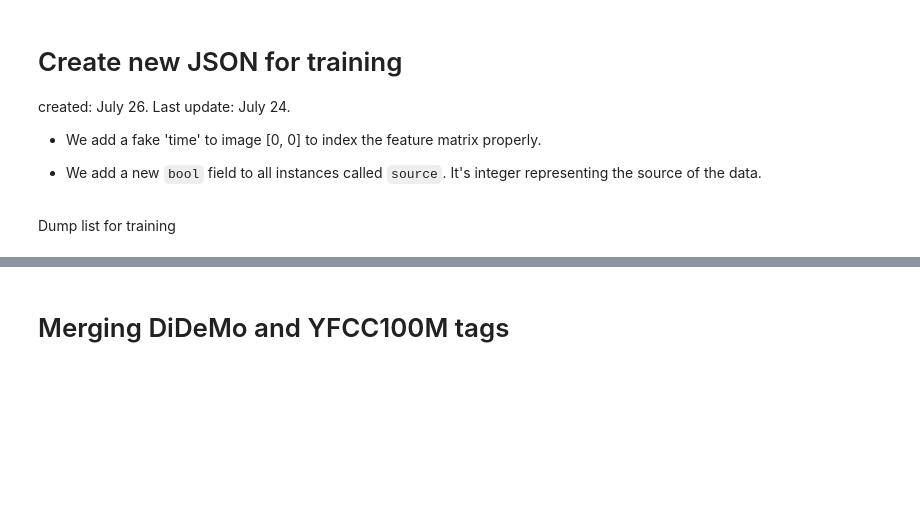
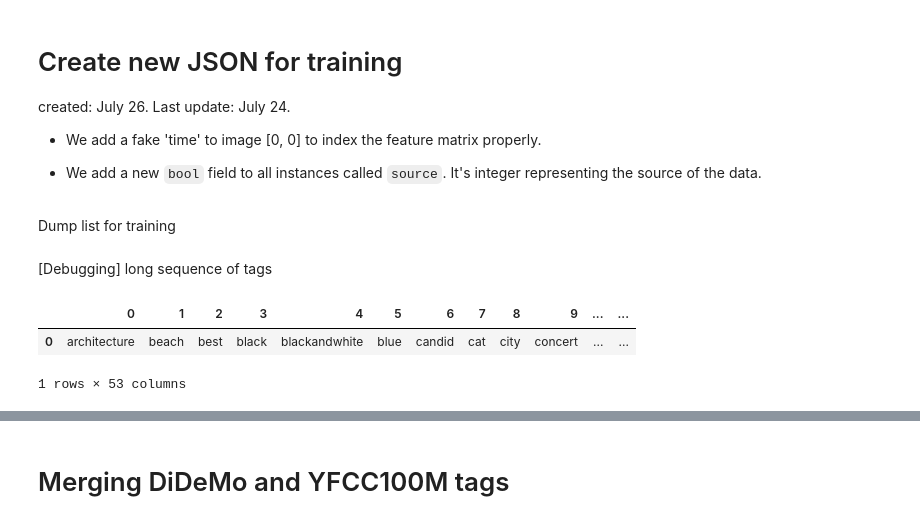
Before and after one commit to escorciav/moments-retrieval, a Jupyter notebook: notebooks/5-yfcc100m-mapping.ipynb, the cells around one changed output, grey strips where cells are left out. Saved outputs shown, nothing was run; the diff lists cells and outputs as text; code cells hidden in the pictures; blank space fills up the shorter version.

```diff
--- a/notebooks/5-yfcc100m-mapping.ipynb
+++ b/notebooks/5-yfcc100m-mapping.ipynb
@@ -699,13 +701,15 @@ import json
 
 IMG_FILE = '../data/interim/yfcc100m/001.csv'
 TRAIN_FILE = '../data/interim/yfcc100m/train_02/train_data.json'
+TOPK = 10
 
 didemo_instances = []
 df = pd.read_csv(IMG_FILE)
 for i, row in df.iterrows():
     instance_i = {'video': row['h5_id'],
                   'times': [[0, 0]],
-                  'description': row['tags'].split(';'),
+                  # 'description': row['tags'][0],
+                  'description': ' '.join(row['tags'].split(';')[:TOPK]),
                   'num_segments': None,
                   'source': 1,
                   'annotation_id': None}
@@ -713,9 +717,30 @@ for i, row in df.iterrows():
     didemo_instances.append(instance_i)
 
 !mkdir -p $(dirname $TRAIN_FILE)
-with open(TRAIN_FILE, 'x') as fid:
+with open(TRAIN_FILE, 'w') as fid:
     json.dump(didemo_instances, fid)
 # Please edit this to keep record of what u do
-with open(TRAIN_FILE.replace('train_data.json', 'metadata.csv'), 'x') as fid:
+with open(TRAIN_FILE.replace('train_data.json', 'metadata.csv'), 'w') as fid:
     fid.write('source,id\n')
     fid.write('yfcc100m/001.csv,1\n')
+# %% [markdown]
+[Debugging] long sequence of tags
+# %%
+import pandas as pd
+
+IMG_FILE = '../data/interim/yfcc100m/001.csv'
+idx = []
+df = pd.read_csv(IMG_FILE)
+for i, row in df.iterrows():
+    if len(row['tags'].split(';')) > 50:
+        idx.append(i)
+print(len(idx))
+# %%
+ind = 15
+from IPython.display import Image, display, HTML
+display(pd.DataFrame(df.loc[idx[ind], 'tags'].split(';')).T)
+Image(url=df.loc[idx[ind], 'url'])
+# %% [output]
+|  | 0 | 1 | 2 | 3 | 4 | 5 | 6 | 7 | 8 | 9 | ... | ... |
+| 0 | architecture | beach | best | black | blackandwhite | blue | candid | cat | city | concert | ... | ... |
+1 rows × 53 columns
```
Also changed, not shown: parts of 2 cells of this notebook, 2 other files.
